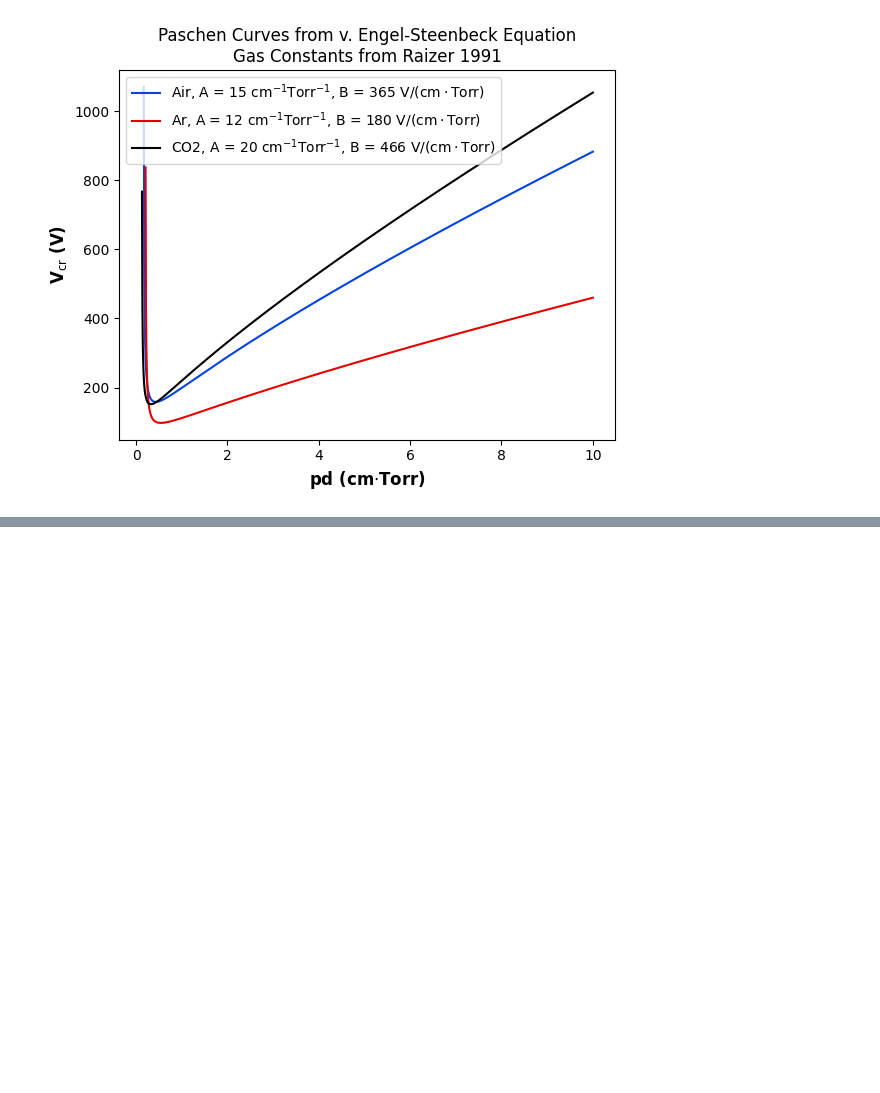
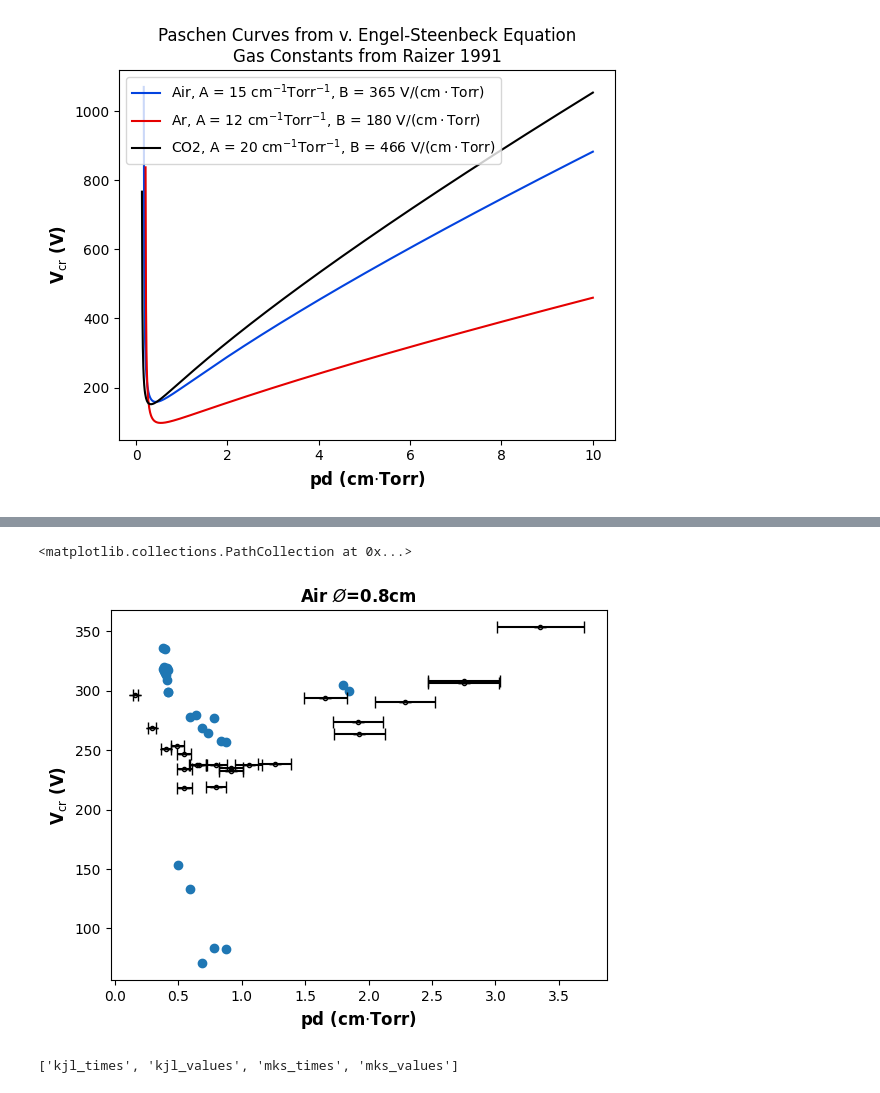
Before and after one commit to s-gerow/SAIL-Plasma, a Jupyter notebook: BeAMED/Test Scripts/FAS_analysis.ipynb, the cells around one changed output, grey strips where cells are left out. Drawn from its saved outputs; the diff is of its cells as text; code cells hidden in the pictures; blank space fills up the shorter version.

```diff
--- a/BeAMED/Test Scripts/FAS_analysis.ipynb
+++ b/BeAMED/Test Scripts/FAS_analysis.ipynb
@@ -583,0 +597,3 @@ fig.savefig('FAS_paschencurvexample.png', transparent=True)
+# %%
+with h5py.File(r"C:\Users\gerows\Python\SAIL-Plasma\BeAMED_v3\data\beamed_Air_Al_6061_Large_Plate_5.0mm.h5", mode='r') as f:
+    print((f['discharges']["discharge_016"]['critical data'].attrs['voltage_dmm']))
@@ -583,0 +602,16 @@ fig.savefig('FAS_paschencurvexample.png', transparent=True)
+# %%
+vcr = []
+pd = []
+with h5py.File(r"C:\Users\gerows\Python\SAIL-Plasma\BeAMED_v3\data\beamed_Ar_Al_6061_Large_Plate_5.0mm.h5", mode='r') as f:
+    for key in f['discharges']:
+        print(list(f['discharges'][key]['critical data'].attrs))
+        vcr.append(f['discharges'][key]['critical data'].attrs['voltage_dmm'])
+        pd.append(f['discharges'][key]['critical data'].attrs['pressure_mks']*f['discharges'][key]['critical data'].attrs['gap_cm'])
+print(vcr)
+print(pd)
+pd = np.delete(pd, np.argmin(vcr))
+pd = np.delete(pd, np.argmin(vcr))
+pd = np.delete(pd, np.argmin(vcr))
+vcr= np.delete(vcr, np.argmin(vcr))
+vcr= np.delete(vcr, np.argmin(vcr))
+vcr= np.delete(vcr, np.argmin(vcr))
@@ -583,0 +636,25 @@ fig.savefig('FAS_paschencurvexample.png', transparent=True)
+# %%
+fig, ax1 = plt.subplots()
+# fig.set_size_inches([9,3.5])
+
+
+#[coeffs5Co2, r5Co2, nodepoints5Co2] = optimize_fit(pd5_CO2, v5_CO2, r1_min_length=2, r2_min_length=8, r3_min_length=2, animate=False)
+#[coeffs5Ar, r5Ar, nodepoints5Ar] = optimize_fit(pd5_Ar, v5_Ar, r1_min_length=2, r2_min_length=8, r3_min_length=2, animate=False)
+
+ax1.set_title(r'Air $\O$=0.8cm', fontdict = dict(fontweight='bold'))
+ax1.set_xlabel(r'pd (cm$\cdot$Torr)', fontdict = dict(fontweight='bold', fontsize = 'large'))
+ax1.set_ylabel(r'V$_{\rm cr}$ (V)', fontdict = dict(fontweight='bold', fontsize = 'large'))
+
+ax1.errorbar(pd5_Ar, v5_Ar, v_err5_Ar, pd_err5_Ar, fmt='.', capsize=4, markerfacecolor = 'none', color = 'xkcd:black', label = 'June 2025')
+ax1.scatter(pd, vcr)
+# %% [output]
+<matplotlib.collections.PathCollection at 0x...>
+[figure, added]
+# %%
+with h5py.File(r"C:\Users\gerows\Python\SAIL-Plasma\BeAMED_v3\data\beamed_Air_Al_6061_Large_Plate_5.0mm.h5", mode='r') as f:
+    print(list(f['discharges']["discharge_003"]['pressure']))
+    pressure = np.array(f['discharges']["discharge_003"]['pressure']['kjl_values'])
+    time_ = np.array(f['discharges']["discharge_003"]['pressure']['kjl_times'])
+time_ = time_ - time_[0]
+# %% [output]
+['kjl_times', 'kjl_values', 'mks_times', 'mks_values']
```
Also changed, not shown: parts of 7 cells of this notebook, 8 other files.
